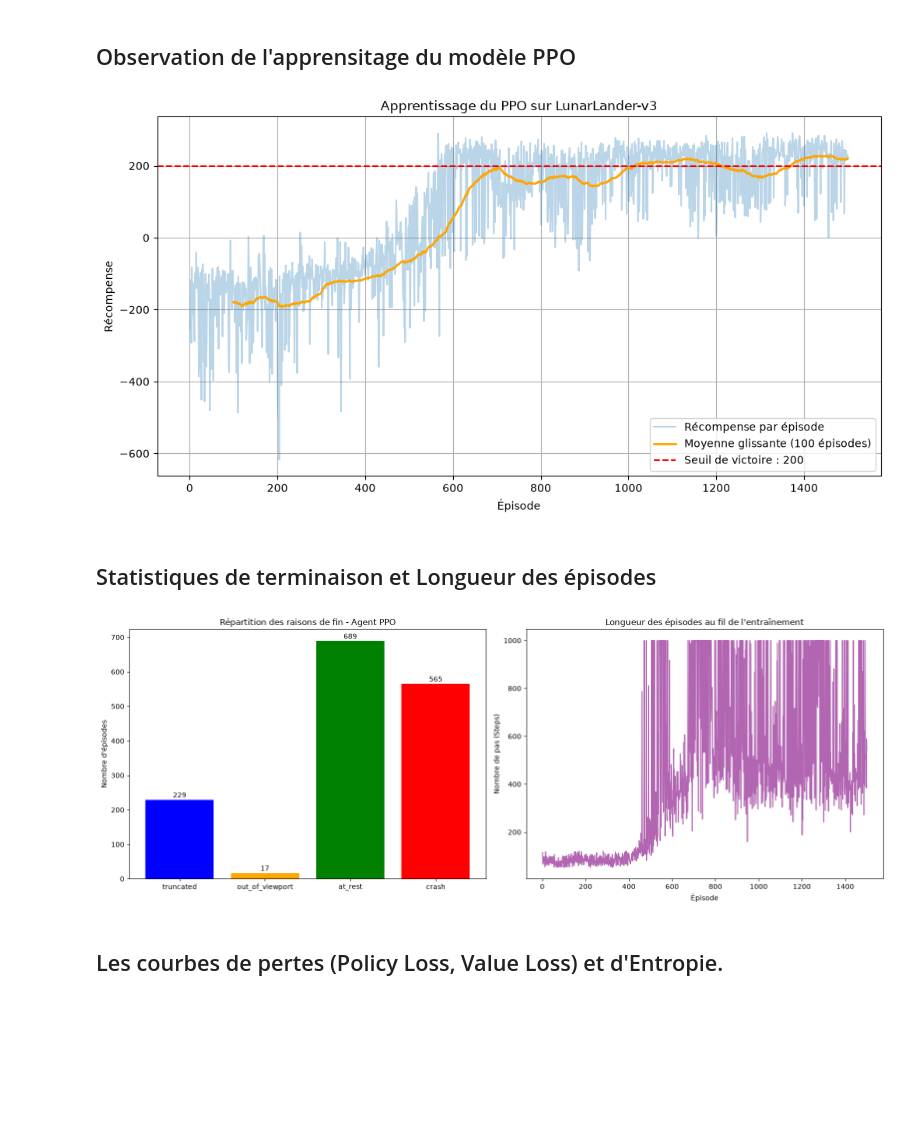
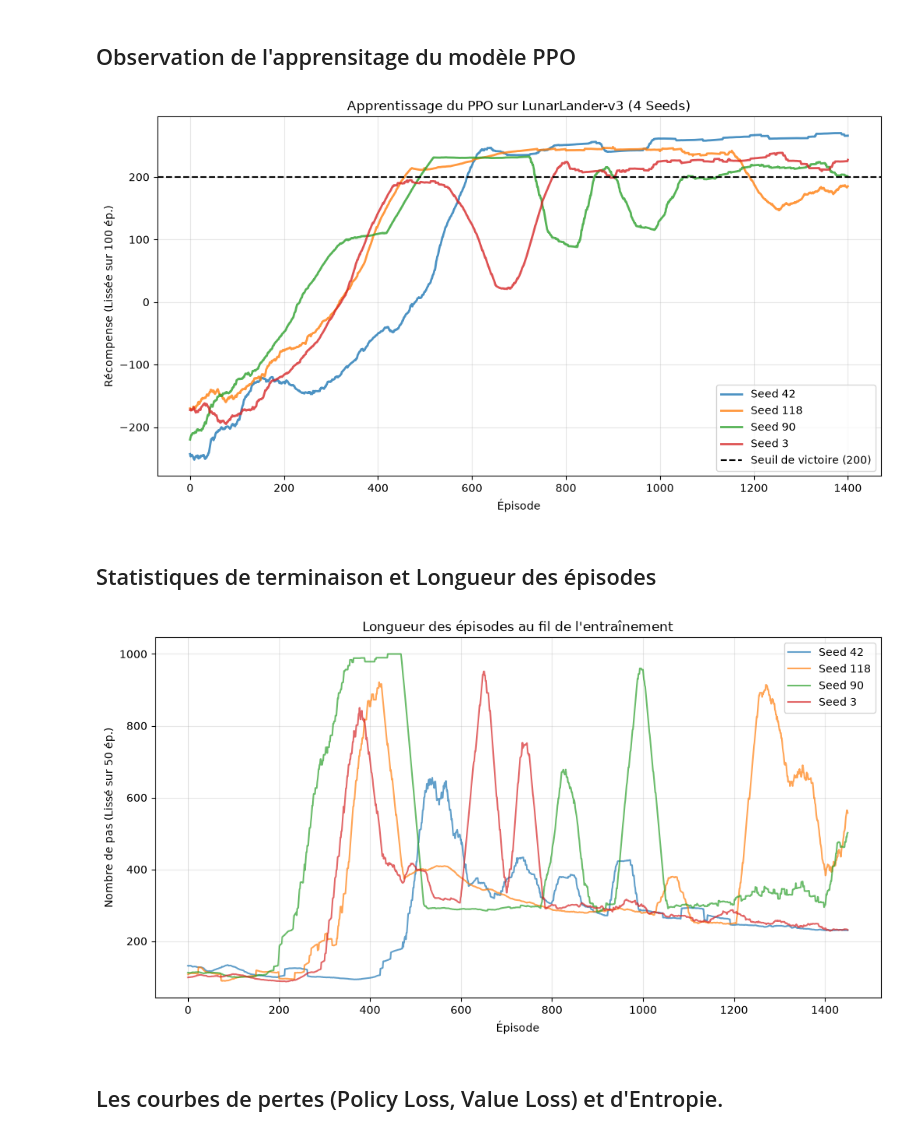
Before and after one commit to BastianHanart/Startrek, a Jupyter notebook: ppo.ipynb, the cells around one changed output. Cells and saved outputs as stored; diff of their text form; code cells hidden in the pictures; blank space fills up the shorter version.

Commit message:
[+] ajout des différentes seeds et des graphiques d'observation

```diff
--- a/ppo.ipynb
+++ b/ppo.ipynb
@@ -364,49 +390,39 @@ Modèle sauvegardé !
 # %% [markdown]
 ## Observation de l'apprensitage du modèle PPO
 # %%
-rewards = scores
-episodes = list(range(1, len(scores) + 1))
+# Couleurs pour différencier facilement nos 4 seeds
+couleurs = ['#1f77b4', '#ff7f0e', '#2ca02c', '#d62728']
 
-moving_average = np.convolve(rewards, np.ones(100) / 100, mode="valid")
 plt.figure(figsize=(12, 6))
+for i, (seed, data) in enumerate(historique_seeds.items()):
+    moving_avg = np.convolve(data["scores"], np.ones(100) / 100, mode="valid")
+    plt.plot(moving_avg, label=f"Seed {seed}", color=couleurs[i], linewidth=2, alpha=0.8)
 
-plt.plot(episodes, rewards, alpha=0.3, label="Récompense par épisode")
-plt.plot(episodes[100 - 1:], moving_average, label="Moyenne glissante (100 épisodes)", color="orange", linewidth=2)
-
-plt.axhline(y=200, color="red", linestyle="--", label="Seuil de victoire : 200")
+plt.axhline(y=200, color="black", linestyle="--", label="Seuil de victoire (200)")
 plt.xlabel("Épisode")
-plt.ylabel("Récompense")
-plt.title("Apprentissage du PPO sur LunarLander-v3")
+plt.ylabel("Récompense (Lissée sur 100 ép.)")
+plt.title("Apprentissage du PPO sur LunarLander-v3 (4 Seeds)")
 plt.legend()
-
-plt.grid(True)
+plt.grid(True, alpha=0.3)
 plt.show()
 # %% [output]
-[figure, old version]
+[figure, new version]
 # %% [markdown]
 ## Statistiques de terminaison et Longueur des épisodes
 # %%
-fig, (ax1, ax2) = plt.subplots(1, 2, figsize=(16, 6))
+plt.figure(figsize=(12, 6))
+for i, (seed, data) in enumerate(historique_seeds.items()):
+    moving_avg_len = np.convolve(data["lengths"], np.ones(50) / 50, mode="valid")
+    plt.plot(moving_avg_len, label=f"Seed {seed}", color=couleurs[i], alpha=0.7)
 
-# Graphique 1 : Raisons de fin d'épisode
-raisons = list(raisons_fin_ppo.keys())
-nombres = list(raisons_fin_ppo.values())
-ax1.bar(raisons, nombres, color=['blue', 'orange', 'green', 'red'])
-ax1.set_title("Répartition des raisons de fin - Agent PPO")
-ax1.set_ylabel("Nombre d'épisodes")
-for i, v in enumerate(nombres):
-    ax1.text(i, v + 2, str(v), ha='center', va='bottom')
-
-# Graphique 2 : Longueur des épisodes
-ax2.plot(range(1, len(episodes_lengths) + 1), episodes_lengths, color='purple', alpha=0.6)
-ax2.set_title("Longueur des épisodes au fil de l'entraînement")
-ax2.set_xlabel("Épisode")
-ax2.set_ylabel("Nombre de pas (Steps)")
-
-plt.tight_layout()
+plt.xlabel("Épisode")
+plt.ylabel("Nombre de pas (Lissé sur 50 ép.)")
+plt.title("Longueur des épisodes au fil de l'entraînement")
+plt.legend()
+plt.grid(True, alpha=0.3)
 plt.show()
 # %% [output]
-[figure, old version]
+[figure, new version]
 # %% [markdown]
 ## Les courbes de pertes (Policy Loss, Value Loss) et d'Entropie.
 # %%
```
Also changed, not shown: parts of 8 cells of this notebook, 7 other files.
